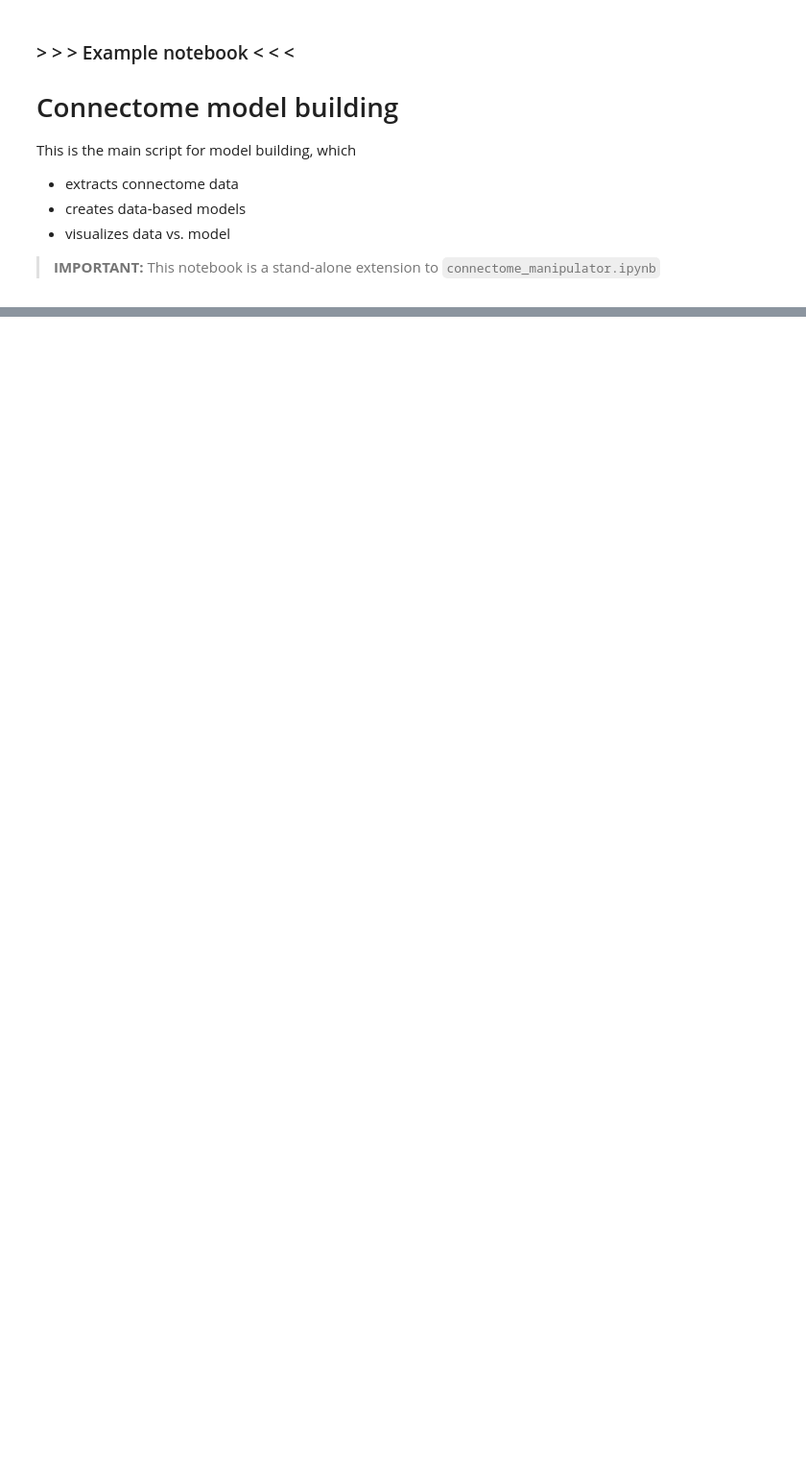
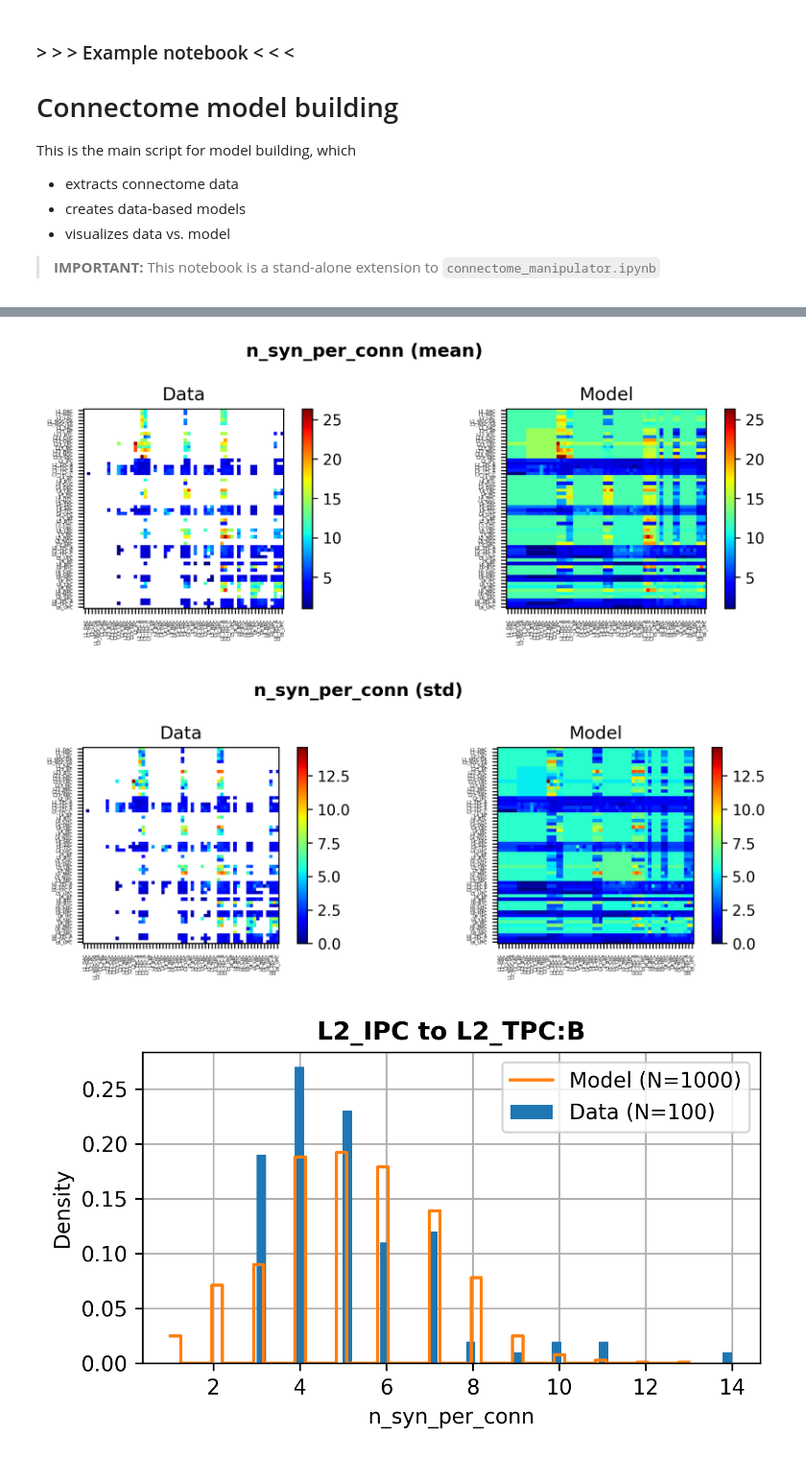
Before and after one commit to BlueBrain/connectome-manipulator, a Jupyter notebook: examples/ipython_notebooks/model_building.ipynb, the cells around one changed output, grey strips where cells are left out. Shown at 96% size. Saved outputs shown, nothing was run; the diff lists cells and outputs as text; code cells hidden in the pictures; blank space fills up the shorter version.

Commit message:
Improved conn. props. modelling (#syn/conn)

```diff
--- a/examples/ipython_notebooks/model_building.ipynb
+++ b/examples/ipython_notebooks/model_building.ipynb
@@ -57,7 +57,7 @@ model_config['circuit_config'] = circuit_config
 # model_config['model'] = {'name': 'ConnPropsPerMType', 'fct': {'source': 'conn_props', 'kwargs': {'min_sample_size_per_group': 10, 'max_sample_size_per_group': 100}}}
 # model_config['model'] = {'name': 'ConnProb1stOrder', 'fct': {'source': 'conn_prob', 'kwargs': {'order': 1, 'sample_size': 1000}}}
 # model_config['model'] = {'name': 'ConnProb1stOrderEE', 'fct': {'source': 'conn_prob', 'kwargs': {'order': 1, 'sel_src': 'Excitatory', 'sel_dest': 'Excitatory', 'sample_size': None}}}
-model_config['model'] = {'name': 'ConnProb2ndOrder', 'fct': {'source': 'conn_prob', 'kwargs': {'order': 2, 'sample_size': 1000, 'bin_size_um': 100, 'max_range_um': None}}}
+# model_config['model'] = {'name': 'ConnProb2ndOrder', 'fct': {'source': 'conn_prob', 'kwargs': {'order': 2, 'sample_size': 1000, 'bin_size_um': 100, 'max_range_um': None}}}
 # model_config['model'] = {'name': 'ConnProb2ndOrderEE', 'fct': {'source': 'conn_prob', 'kwargs': {'order': 2, 'sel_src': 'Excitatory', 'sel_dest': 'Excitatory', 'sample_size': None, 'bin_size_um': 100, 'max_range_um': None}}}
 # model_config['model'] = {'name': 'ConnProb2ndOrderEI', 'fct': {'source': 'conn_prob', 'kwargs': {'order': 2, 'sel_src': 'Excitatory', 'sel_dest': 'Inhibitory', 'sample_size': 1000, 'bin_size_um': 100, 'max_range_um': None}}}
 # model_config['model'] = {'name': 'ConnProb2ndOrderIE', 'fct': {'source': 'conn_prob', 'kwargs': {'order': 2, 'sel_src': 'Inhibitory', 'sel_dest': 'Excitatory', 'sample_size': 1000, 'bin_size_um': 100, 'max_range_um': None}}}
@@ -97,17 +97,19 @@ model_config['model'] = {'name': 'ConnProb2ndOrder', 'fct': {'source': 'conn_pro
 
 # model_config['model'] = {'name': 'DistDepDelay', 'fct': {'source': 'delay', 'kwargs': {'sample_size': None, 'bin_size_um': 100, 'max_range_um': None}}}
 
+model_config['model'] = {'name': 'NSynPerConnPerMType', 'fct': {'source': 'conn_props', 'kwargs': {'min_sample_size_per_group': 10, 'max_sample_size_per_group': 100, 'sel_props': []}}}
+
 # model_config['model'] = {'name': 'ConnProb1stOrder', 'fct': {'source': 'conn_prob', 'kwargs': {'order': 1, 'sample_size': 10000}}}
 # model_config['model'] = {'name': 'ConnProb2ndOrderFlatspace', 'fct': {'source': 'conn_prob', 'kwargs': {'order': 2, 'sel_src': {'node_set': 'hex_O1', 'mtype': 'L1_DAC'}, 'sel_dest': {'node_set': 'hex_O1', 'mtype': 'L23_BP'}, 'sample_size': 10000, 'min_count_per_bin': 100, 'bin_size_um': 50, 'max_range_um': 1000, 'pos_map_file': '../working_dir/model_building/SSCx-Bio_M-20200805-HexO1/model/SSFlatPosMappingHexO1.json'}}}
 # model_config['model'] = {'name': 'ConnProb4thOrderReducedFlatspace', 'fct': {'source': 'conn_prob', 'kwargs': {'order': '4R', 'sel_src': {'node_set': 'hex_O1'}, 'sel_dest': {'node_set': 'hex_O1'}, 'sample_size': 2000, 'min_count_per_bin': 100, 'bin_size_um': 50, 'max_range_um': [400, [-400, 1000]], 'smoothing_sigma_um': None, 'plot_model_ovsampl': 7, 'plot_model_extsn': 0, 'model_specs': {'name': 'LinearInterpolation'}, 'pos_map_file': '../working_dir/model_building/SSCx-Bio_M-20200805-HexO1/model/SSFlatPosMappingHexO1.json'}}}
 # model_config_pathways = model_building.create_model_config_per_pathway(model_config, 'mtype')
 
 # model_config['model'] = {'name': 'ConnProb2ndOrderFlatspace_TEST', 'fct': {'source': 'conn_prob', 'kwargs': {'order': 2, 'sel_src': {'node_set': 'hex_O1', 'mtype': 'L1_DAC'}, 'sel_dest': {'node_set': 'hex_O1', 'mtype': 'L23_BP'}, 'sample_size': 1000, 'min_count_per_bin': 100, 'bin_size_um': 50, 'max_range_um': 1000, 'pos_map_file': '../working_dir/model_building/SSCx-Bio_M-20200805-HexO1/model/SSFlatPosMappingHexO1.json'}}}
-group_fct = lambda x: str.split(x, '_')[-1] # None #lambda x: str.split(x, '_')[-1]
-model_config_pathways = model_building.create_model_config_per_pathway(model_config, 'mtype', group_fct=group_fct)
+# group_fct = lambda x: str.split(x, '_')[-1] # None #lambda x: str.split(x, '_')[-1]
+# model_config_pathways = model_building.create_model_config_per_pathway(model_config, 'mtype', group_fct=group_fct)
 # model_config_pathways = model_building.create_model_config_per_pathway(model_config, ['layer', 'synapse_class'])
 
 # Model building - Run
-# model_building.main(model_config, show_fig=True, force_recomp=[True, True])
-model_building.main(model_config_pathways, show_fig=False, force_recomp=[False, False])
+model_building.main(model_config, show_fig=True, force_recomp=[True, True])
+# model_building.main(model_config_pathways, show_fig=False, force_recomp=[False, False])
 # %% [output]
@@ -115,0 +118,3 @@ INFO: Created model configurations for 36 pathways between 6x6 layers
+[figure, added]
+[figure, added]
+[figure, added]
```
Also changed, not shown: parts of 1 cell of this notebook, 2 other files.
